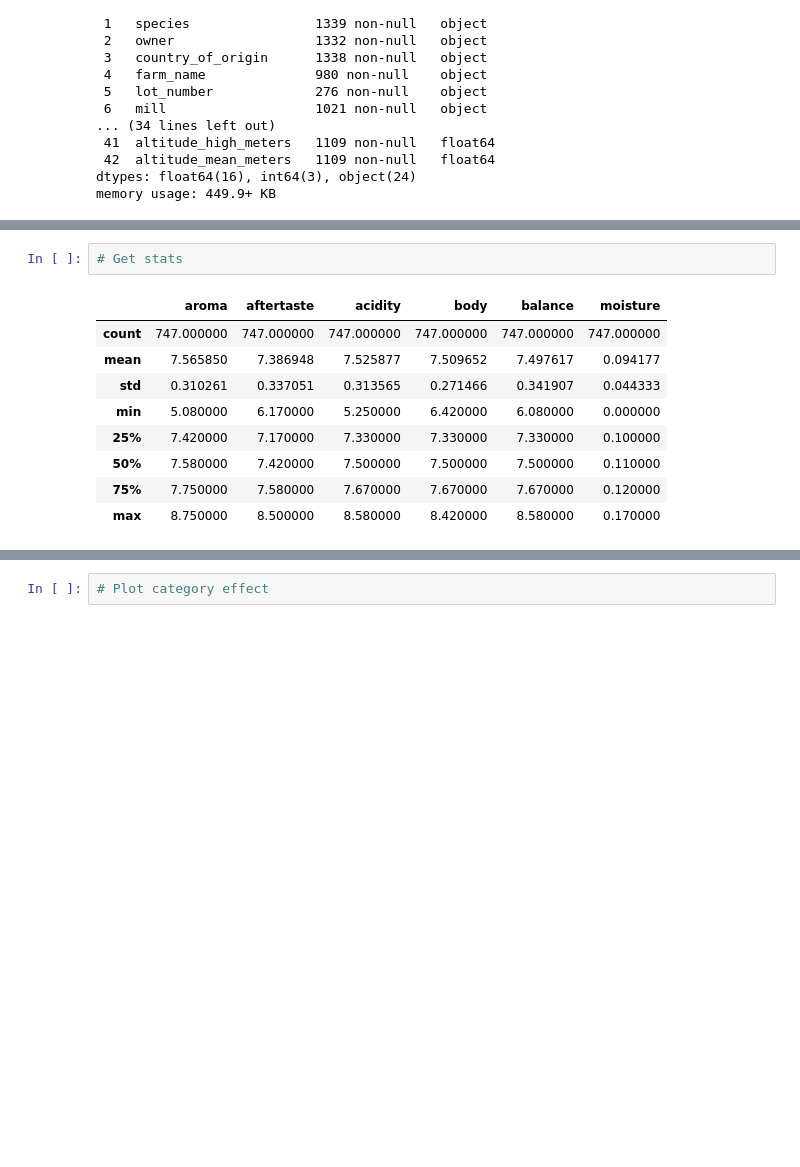
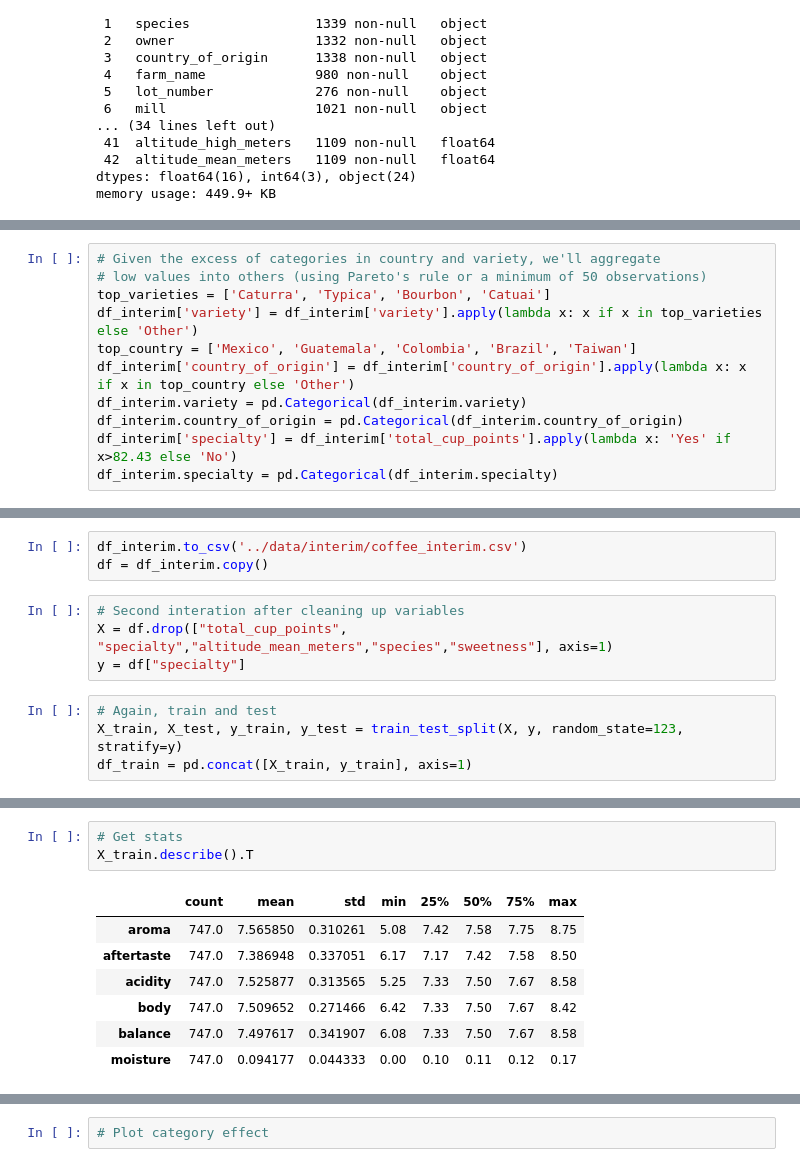
Before and after one commit to andreaj-it/coffe_API, a Jupyter notebook: src/Coffee_Model_4GKS.ipynb, the cells around one changed output, grey strips where cells are left out. Drawn from its saved outputs; the diff is of its cells as text; blank space fills up the shorter version.

```diff
--- a/src/Coffee_Model_4GKS.ipynb
+++ b/src/Coffee_Model_4GKS.ipynb
@@ -219,0 +345,11 @@ Name: country_of_origin, dtype: int64
+# %%
+# Given the excess of categories in country and variety, we'll aggregate
+# low values into others (using Pareto's rule or a minimum of 50 observations)
+top_varieties = ['Caturra', 'Typica', 'Bourbon', 'Catuai']
+df_interim['variety'] = df_interim['variety'].apply(lambda x: x if x in top_varieties else 'Other')
+top_country = ['Mexico', 'Guatemala', 'Colombia', 'Brazil', 'Taiwan']
+df_interim['country_of_origin'] = df_interim['country_of_origin'].apply(lambda x: x if x in top_country else 'Other')
+df_interim.variety = pd.Categorical(df_interim.variety)
+df_interim.country_of_origin = pd.Categorical(df_interim.country_of_origin)
+df_interim['specialty'] = df_interim['total_cup_points'].apply(lambda x: 'Yes' if x>82.43 else 'No')
+df_interim.specialty = pd.Categorical(df_interim.specialty)
@@ -220 +379,12 @@ Name: country_of_origin, dtype: int64
+# %%
+df_interim.to_csv('../data/interim/coffee_interim.csv')
+df = df_interim.copy()
+# %%
+# Second interation after cleaning up variables
+X = df.drop(["total_cup_points", "specialty","altitude_mean_meters","species","sweetness"], axis=1)
+y = df["specialty"]
+# %%
+# Again, train and test
+X_train, X_test, y_train, y_test = train_test_split(X, y, random_state=123, stratify=y)
+df_train = pd.concat([X_train, y_train], axis=1)
 # %%
@@ -305,14 +409,13 @@ memory usage: 42.7 KB
 # %%
 # Get stats
+X_train.describe().T
 # %% [output]
-|  | aroma | aftertaste | acidity | body | balance | moisture |
-| count | 747.000000 | 747.000000 | 747.000000 | 747.000000 | 747.000000 | 747.000000 |
-| mean | 7.565850 | 7.386948 | 7.525877 | 7.509652 | 7.497617 | 0.094177 |
-| std | 0.310261 | 0.337051 | 0.313565 | 0.271466 | 0.341907 | 0.044333 |
-| min | 5.080000 | 6.170000 | 5.250000 | 6.420000 | 6.080000 | 0.000000 |
-| 25% | 7.420000 | 7.170000 | 7.330000 | 7.330000 | 7.330000 | 0.100000 |
-| 50% | 7.580000 | 7.420000 | 7.500000 | 7.500000 | 7.500000 | 0.110000 |
-| 75% | 7.750000 | 7.580000 | 7.670000 | 7.670000 | 7.670000 | 0.120000 |
-| max | 8.750000 | 8.500000 | 8.580000 | 8.420000 | 8.580000 | 0.170000 |
+|  | count | mean | std | min | 25% | 50% | 75% | max |
+| aroma | 747.0 | 7.565850 | 0.310261 | 5.08 | 7.42 | 7.58 | 7.75 | 8.75 |
+| aftertaste | 747.0 | 7.386948 | 0.337051 | 6.17 | 7.17 | 7.42 | 7.58 | 8.50 |
+| acidity | 747.0 | 7.525877 | 0.313565 | 5.25 | 7.33 | 7.50 | 7.67 | 8.58 |
+| body | 747.0 | 7.509652 | 0.271466 | 6.42 | 7.33 | 7.50 | 7.67 | 8.42 |
+| balance | 747.0 | 7.497617 | 0.341907 | 6.08 | 7.33 | 7.50 | 7.67 | 8.58 |
+| moisture | 747.0 | 0.094177 | 0.044333 | 0.00 | 0.10 | 0.11 | 0.12 | 0.17 |
 # %%
 # Describe categories
```
Also changed, not shown: parts of 45 cells of this notebook, 4 other files.
